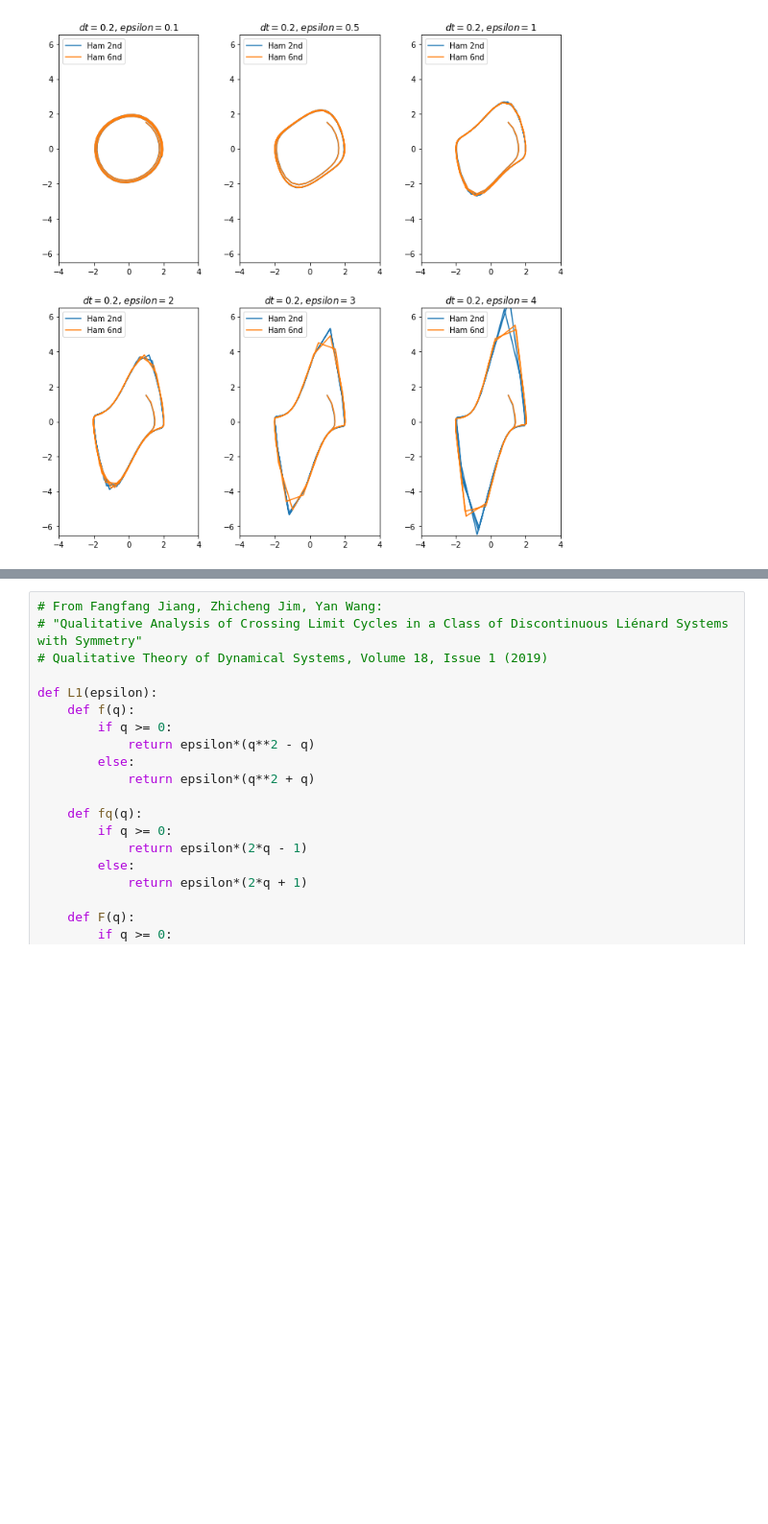
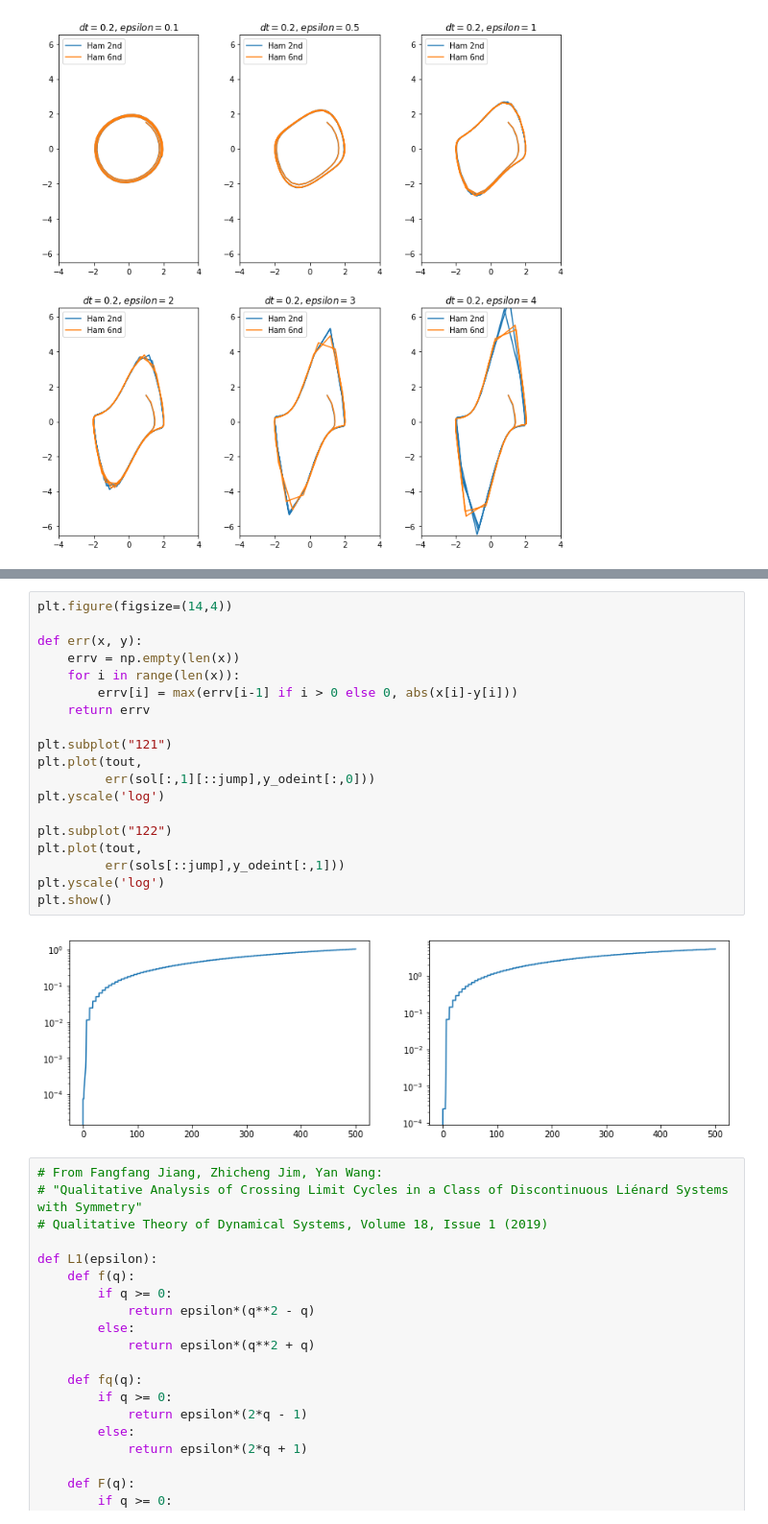
Before and after one commit to mseri/contact-integrators, a Jupyter notebook: Liénard systems.ipynb, the cells around one changed output, grey strips where cells are left out. Shown: that part at 96% size. Saved outputs shown, nothing was run; the diff lists cells and outputs as text; blank space fills up the shorter version.

```diff
--- a/Liénard systems.ipynb
+++ b/Liénard systems.ipynb
@@ -114,3 +169,24 @@ plt.show()
+# %%
+plt.figure(figsize=(14,4))
+
+def err(x, y):
+    errv = np.empty(len(x))
+    for i in range(len(x)):
+        errv[i] = max(errv[i-1] if i > 0 else 0, abs(x[i]-y[i]))
+    return errv
+
+plt.subplot("121")
+plt.plot(tout,
+         err(sol[:,1][::jump],y_odeint[:,0]))
+plt.yscale('log')
+
+plt.subplot("122")
+plt.plot(tout,
+         err(sols[::jump],y_odeint[:,1]))
+plt.yscale('log')
+plt.show()
+# %% [output]
+[figure, added]
 # %%
 # From Fangfang Jiang, Zhicheng Jim, Yan Wang:
 # "Qualitative Analysis of Crossing Limit Cycles in a Class of Discontinuous Liénard Systems with Symmetry"
```
Also changed, not shown: parts of 4 cells of this notebook.
